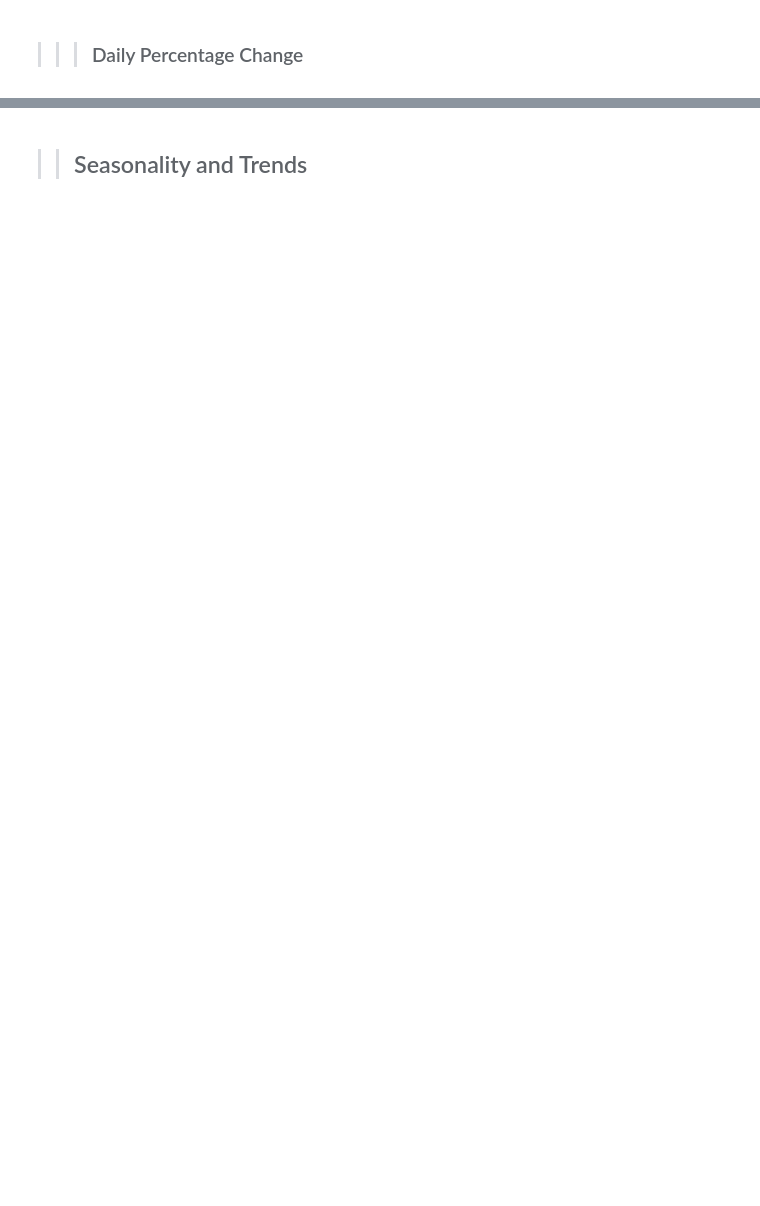
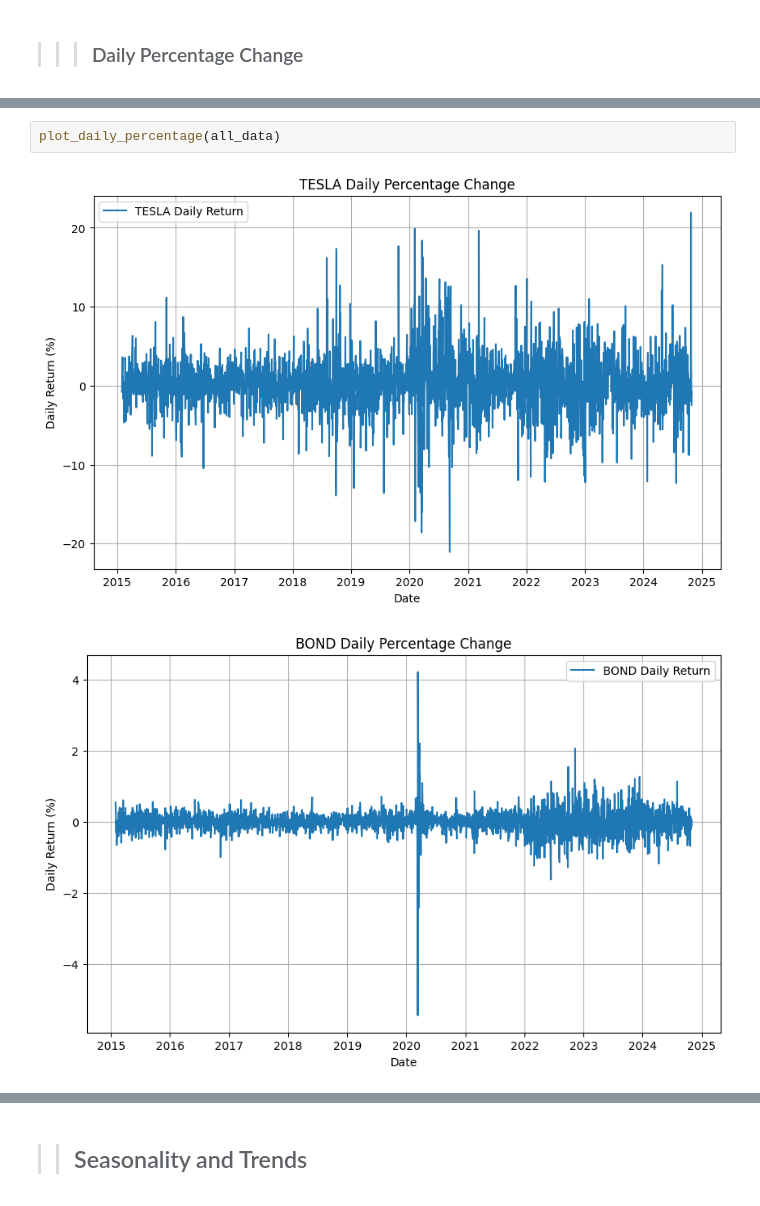
Before and after one commit to amannnnnyyyy/Finance-Forecast-Portfolio-Optimizer, a Jupyter notebook: notebooks/portfoliomgt.ipynb, the cells around one changed output, grey strips where cells are left out. Cells and saved outputs as stored; diff of their text form; blank space fills up the shorter version.

```diff
--- a/notebooks/portfoliomgt.ipynb
+++ b/notebooks/portfoliomgt.ipynb
@@ -271,0 +137,5 @@ Date
+# %%
+plot_daily_percentage(all_data)
+# %% [output]
+[figure, added]
+[figure, added]
```
Also changed, not shown: parts of 25 cells of this notebook, 3 other files.
